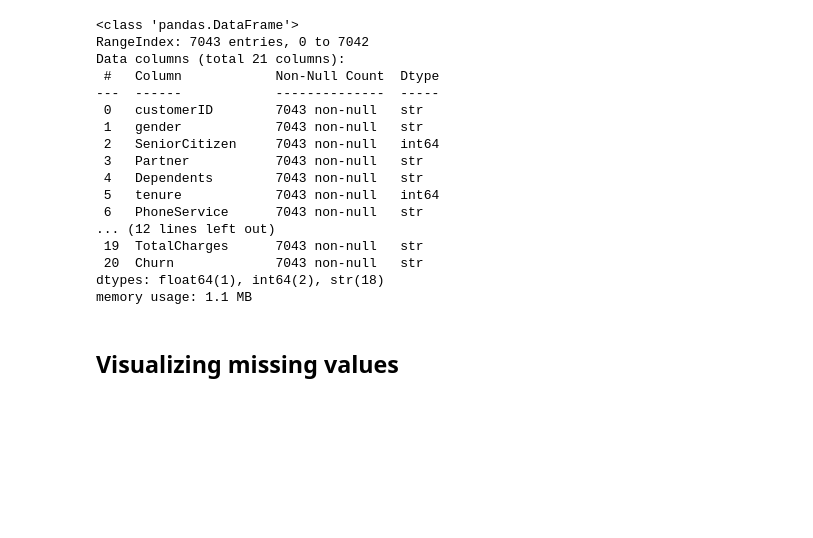
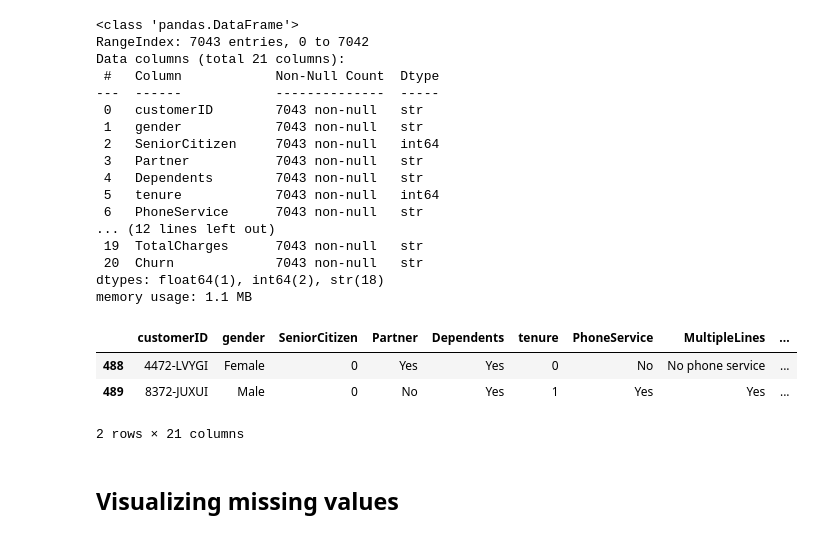
Before and after one commit to KudoroEsther/Customer_churn, a Jupyter notebook: notebooks/sample_copy.ipynb, the cells around one changed output. Saved outputs shown, nothing was run; the diff lists cells and outputs as text; code cells hidden in the pictures; blank space fills up the shorter version.

```diff
--- a/notebooks/sample_copy.ipynb
+++ b/notebooks/sample_copy.ipynb
@@ -83,6 +83,13 @@ Data columns (total 21 columns):
  20  Churn             7043 non-null   str
 dtypes: float64(1), int64(2), str(18)
 memory usage: 1.1 MB
+# %%
+df.loc[488:489]
+# %% [output]
+|  | customerID | gender | SeniorCitizen | Partner | Dependents | tenure | PhoneService | MultipleLines | ... |
+| 488 | 4472-LVYGI | Female | 0 | Yes | Yes | 0 | No | No phone service | ... |
+| 489 | 8372-JUXUI | Male | 0 | No | Yes | 1 | Yes | Yes | ... |
+2 rows × 21 columns
 # %% [markdown]
 ## Visualizing missing values
 # %%
```
Also changed, not shown: parts of 2 cells of this notebook.
